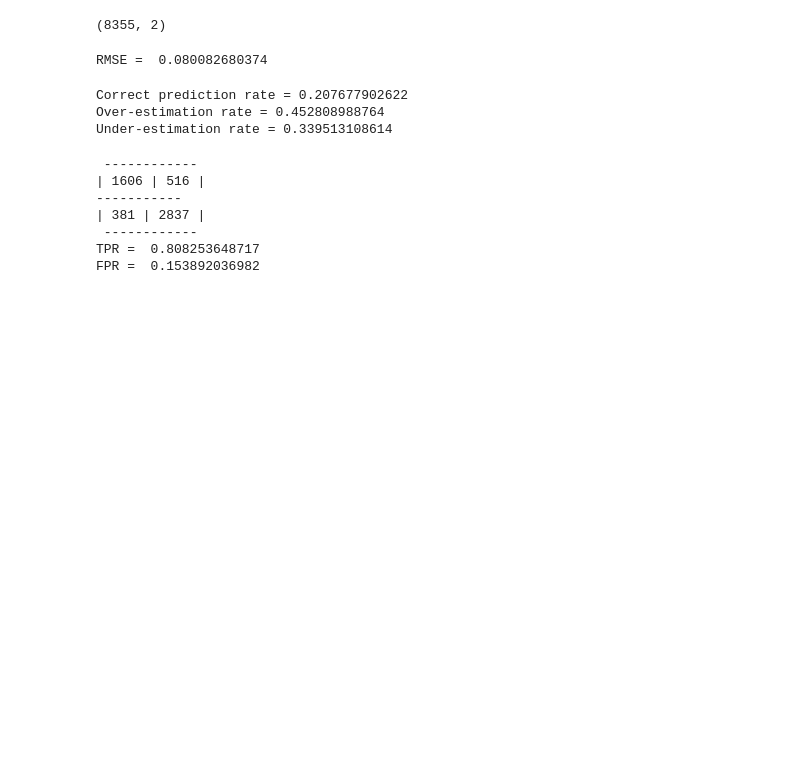
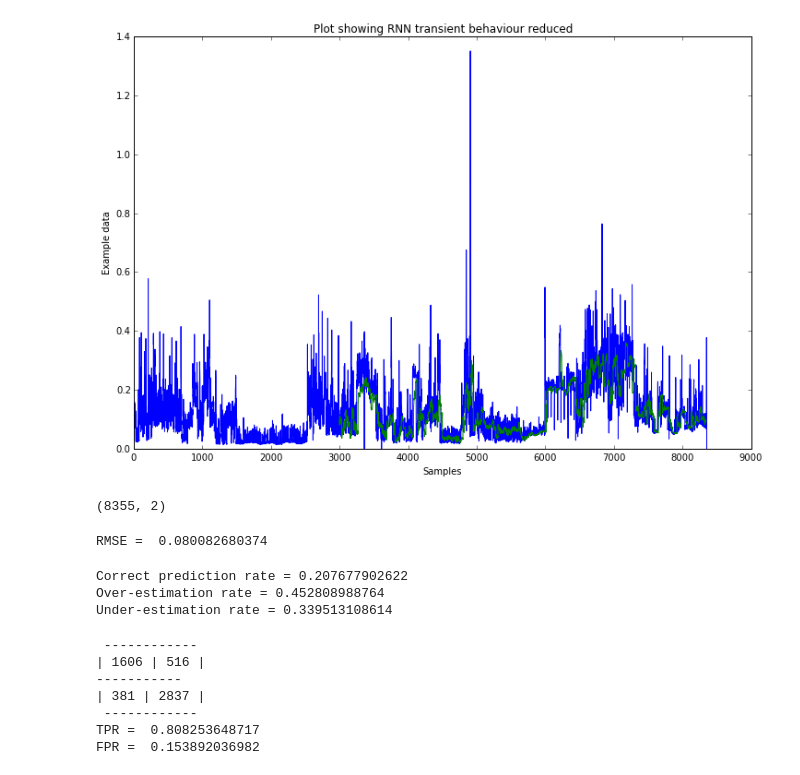
Before and after one commit to Manrich121/ForecastingCloud, a Jupyter notebook: DataPlot/src/rnn_evaluation.ipynb, the cells around one changed output. Cells and saved outputs as stored; diff of their text form; code cells hidden in the pictures; blank space fills up the shorter version.

```diff
--- a/DataPlot/src/rnn_evaluation.ipynb
+++ b/DataPlot/src/rnn_evaluation.ipynb
@@ -26,3 +28,20 @@ plt.show()
+# %%
+forecasts = np.genfromtxt("D:\data\cpu_wa\cpu_1095481.csv",delimiter=',', usecols=range(30)).ravel()
+truevals = np.genfromtxt("d:\data\cpu\cpu_1095481.csv", delimiter=',')[:,1]
+# truevals = truevals/np.max(truevals)
+
+threshold =  np.percentile(truevals, 70)
+
+plt.figure(figsize=(12,8))
+plt.plot(truevals)
+plt.plot(range(3000,3000+len(forecasts)),forecasts)
+# plt.hlines(threshold,0,len(truevals))
+plt.title("Plot showing RNN transient behaviour reduced")
+plt.xlabel("Samples")
+plt.ylabel("Example data")
+plt.show()
+# %% [output]
+[figure, added]
 # %%
 print truevals.shape
 # %% [output]
```
Also changed, not shown: parts of 1 cell of this notebook, 4 other files.
